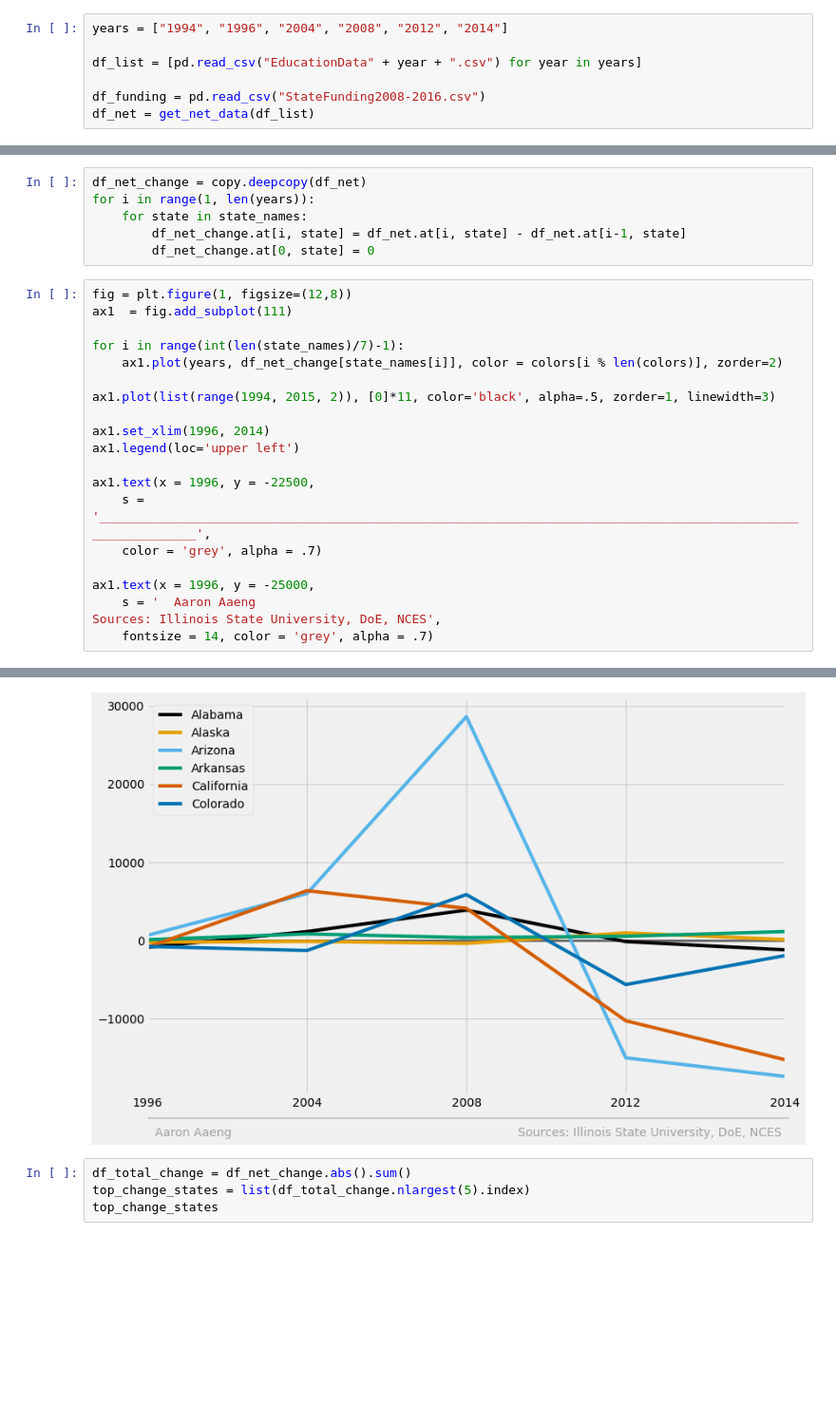
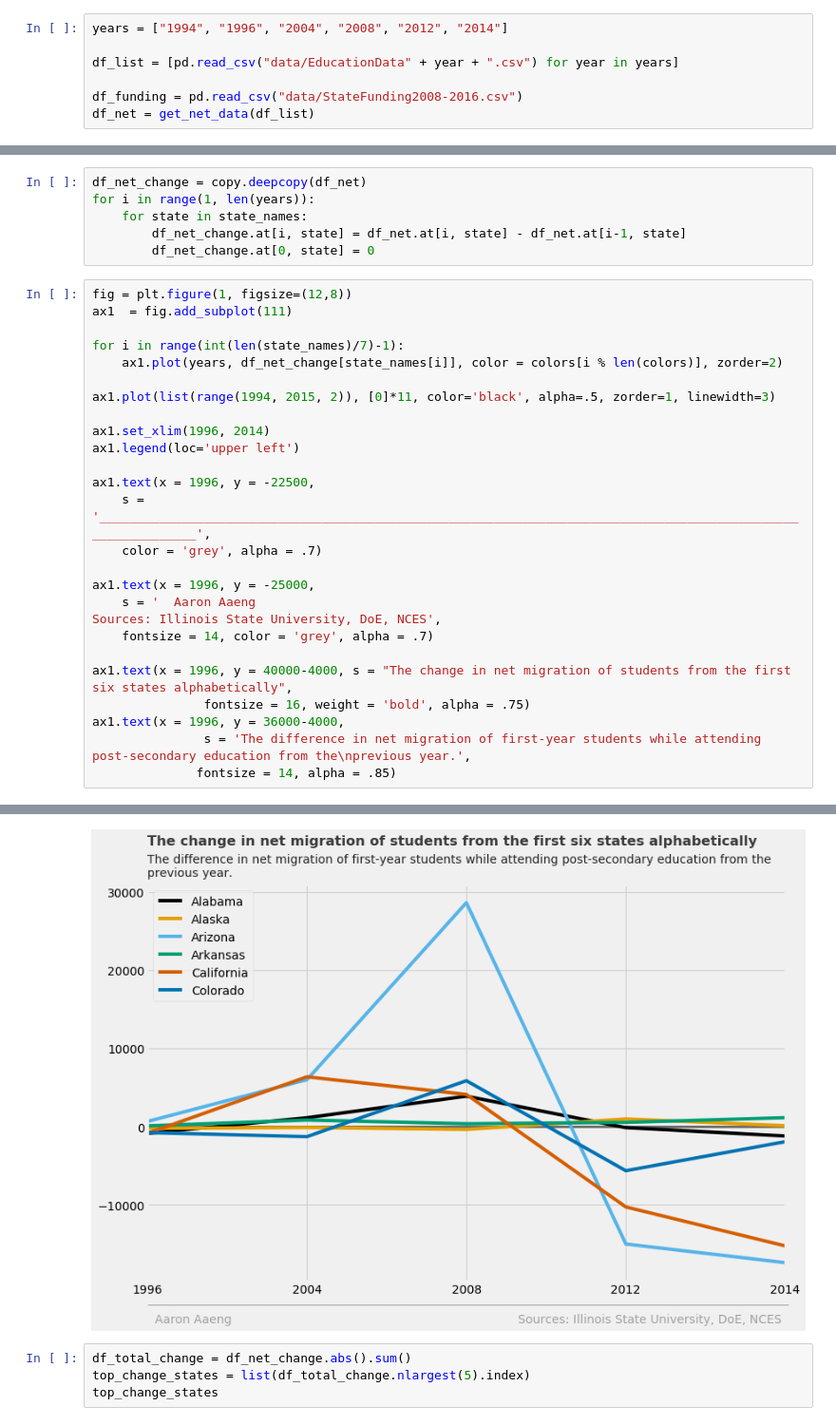
Before and after one commit to aaronaaeng/EducationData, a Jupyter notebook: EducationData.ipynb, the cells around one changed output, grey strips where cells are left out. Shown: that part at 95% size. Cells and saved outputs as stored; diff of their text form; blank space fills up the shorter version.

```diff
--- a/EducationData.ipynb
+++ b/EducationData.ipynb
@@ -54,9 +54,9 @@ def get_net_data(df_list):
 # %%
 years = ["1994", "1996", "2004", "2008", "2012", "2014"]
 
-df_list = [pd.read_csv("EducationData" + year + ".csv") for year in years]
+df_list = [pd.read_csv("data/EducationData" + year + ".csv") for year in years]
 
-df_funding = pd.read_csv("StateFunding2008-2016.csv")
+df_funding = pd.read_csv("data/StateFunding2008-2016.csv")
 df_net = get_net_data(df_list)
 # %% [output]
 [1994, 1996, 1998, 2000, 2002, 2004, 2006, 2008, 2010, 2012]
@@ -114,4 +120,10 @@ ax1.text(x = 1996, y = -22500,
 ax1.text(x = 1996, y = -25000,
     s = '  Aaron Aaeng                                                                           Sources: Illinois State University, DoE, NCES',
     fontsize = 14, color = 'grey', alpha = .7)
+
+ax1.text(x = 1996, y = 40000-4000, s = "The change in net migration of students from the first six states alphabetically",
+               fontsize = 16, weight = 'bold', alpha = .75)
+ax1.text(x = 1996, y = 36000-4000,
+               s = 'The difference in net migration of first-year students while attending post-secondary education from the\nprevious year.',
+              fontsize = 14, alpha = .85)
 # %% [output]
@@ -119,4 +131,4 @@ Text(1996,-25000,'  Aaron Aaeng
-[figure, old version]
+[figure, new version]
 # %%
 df_total_change = df_net_change.abs().sum()
 top_change_states = list(df_total_change.nlargest(5).index)
```
Also changed, not shown: parts of 4 cells of this notebook.
